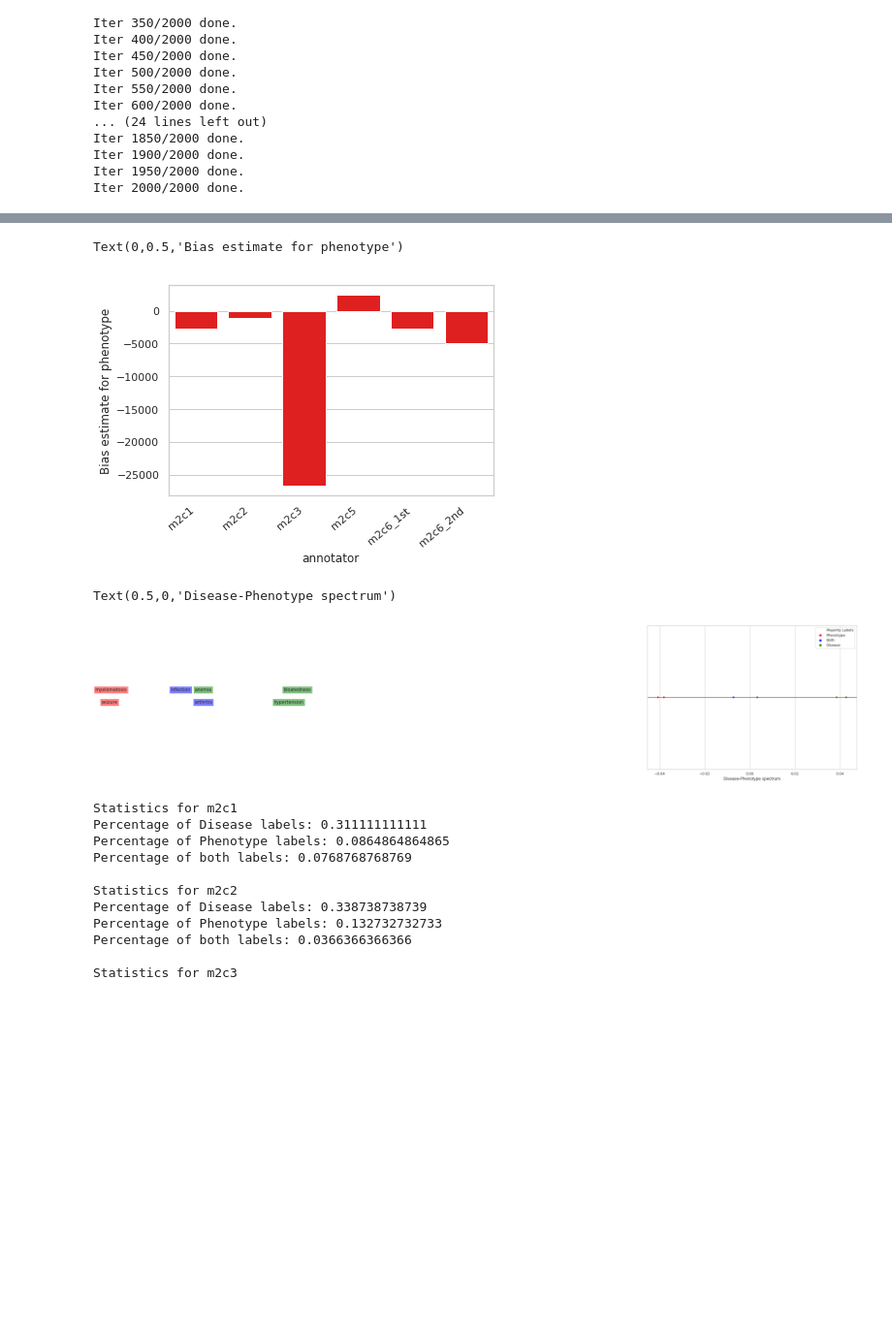
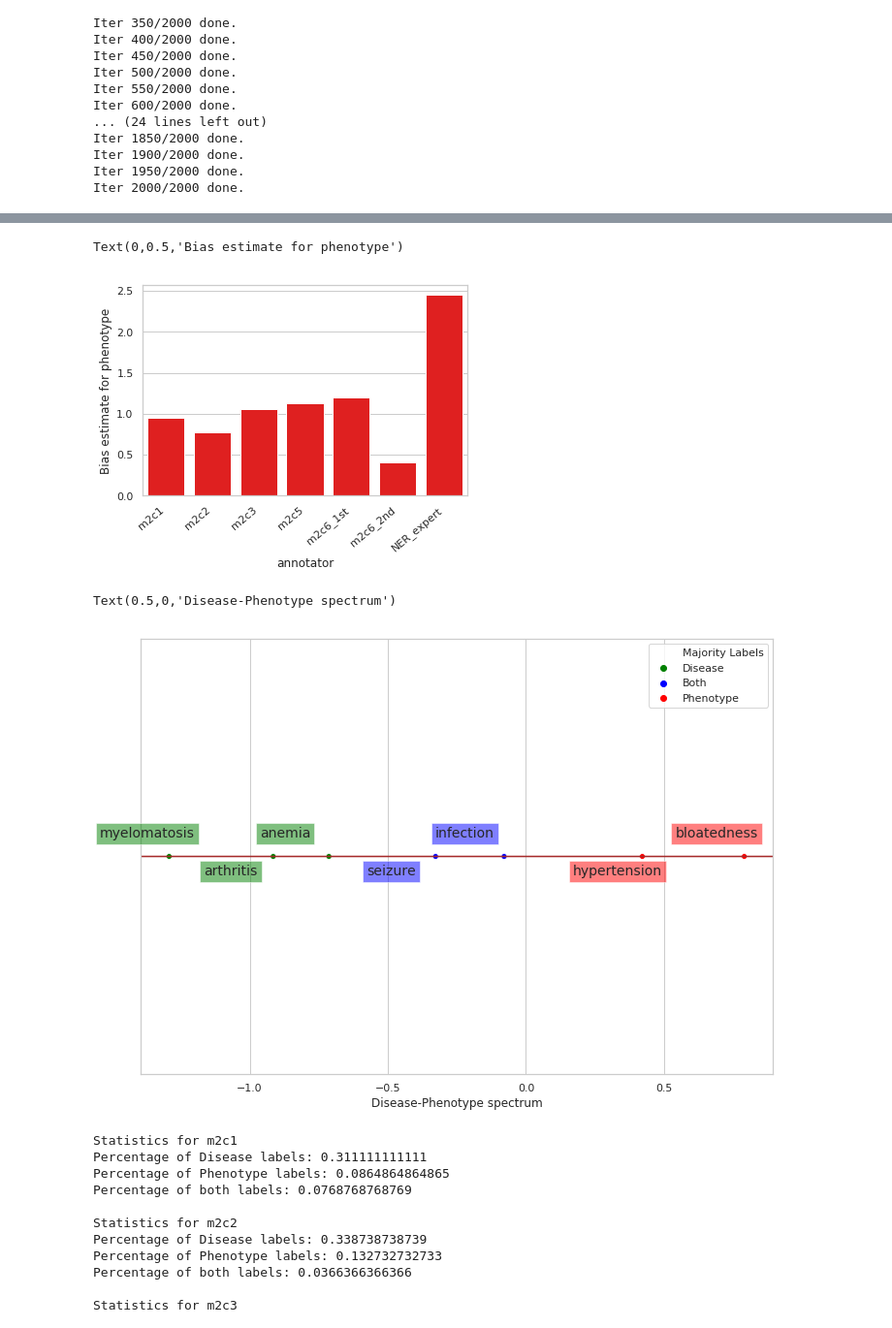
Before and after one commit to AkshitaB/scripps, a Jupyter notebook: graphical/IdealPointNamedWithExpertRelevant.ipynb, the cells around one changed output, grey strips where cells are left out. Shown at 97% size. Drawn from its saved outputs; the diff is of its cells as text; code cells hidden in the pictures; blank space fills up the shorter version.

```diff
--- a/graphical/IdealPointNamedWithExpertRelevant.ipynb
+++ b/graphical/IdealPointNamedWithExpertRelevant.ipynb
@@ -19,7 +19,7 @@ from scripps.utils import read_datasets, norm1d, bayesian_linear_regression
 
 import seaborn as sns
 # %%
-include_NER = False
+include_NER = True
 # %%
 CF = read_datasets.get_configuration()
 cs_annotator_names = [key for key in dict(CF.items('m2c_citizen_disease')).keys() if key!='path']
@@ -163,5 +163,5 @@ relevant_annotations = relevant_annotations.reset_index()
 no_nones = {}
 nones = {}
 for annotator_name in annotator_names:
-    no_nones[annotator_name] = relevant_annotations[relevant_annotations[annotator_names] != 'None'].index
-    nones[annotator_name] = relevant_annotations[relevant_annotations[annotator_names] == 'None'].index
+    no_nones[annotator_name] = relevant_annotations[relevant_annotations[annotator_name] != 'None'].index
+    nones[annotator_name] = relevant_annotations[relevant_annotations[annotator_name] == 'None'].index
@@ -600,5 +610,5 @@ Text(0,0.5,'Bias estimate for disease')
 # %%
-phe_inverses = 1/(xpr - xpa)
+phe_inverses = 1/(xpa - xpr)
 
 phe_inverses_pd = pd.DataFrame()
 phe_inverses_pd['error_bar'] = phe_inverses
@@ -610,7 +620,7 @@ ax.set_xticklabels(ax.get_xticklabels(), rotation=40, ha="right")
 ax.set_ylabel('Bias estimate for phenotype')
 # %% [output]
 Text(0,0.5,'Bias estimate for phenotype')
-[figure, old version]
+[figure, new version]
 # %%
 def plot_theta_tokens(pos_annos):
     pos_theta = pos[['Token', 'theta']]
@@ -619,31 +629,33 @@ def plot_theta_tokens(pos_annos):
 # %%
 new_pos = pos[(pos['Token'] == 'bloatedness') | (pos['Token'] == 'seizure') | (pos['Token'] == 'infection') | (pos['Token'] == 'arthritis') | (pos['Token'] == 'hypertension') | (pos['Token'] == 'anemia') | (pos['Token'] == 'myelomatosis')].drop_duplicates(['Token'])
 new_pos.sort_values('theta', inplace=True)
-new_pos['Majority Labels'] = ['Phenotype', 'Phenotype', 'Both', 'Both', 'Disease', 'Disease', 'Disease']
+labels = ['Phenotype', 'Phenotype', 'Both', 'Both', 'Disease', 'Disease', 'Disease']
+labels.reverse()
+new_pos['Majority Labels'] = labels
 
 new_pos.reset_index()
 a4_dims = (11.7, 8.27)
 fig, ax = plt.subplots(figsize=a4_dims)
 
 palette={'Disease':'green', 'Phenotype':'red', 'Both':'blue'}
 ax = sns.scatterplot(x="theta", y="zeros", data=new_pos, hue="Majority Labels", \
                      palette=palette) #, \
                      #hue_order=['Disease', 'Both', 'Phenotype'])
 
 ax.get_yaxis().set_visible(False)
 
 mult = 1
 pick = {'Disease':'green', 'Phenotype':'red', 'Both':'blue'}
 for index, row in new_pos.iterrows():
     color = pick[row['Majority Labels']]
     ax.text(row['theta']-0.25, 0.00007*mult, row['Token'], bbox = dict(facecolor=color, alpha=0.5), fontsize=14)
     mult *= -1
 
 ax.arrow(-2.6, 0, 4.1, 0, head_width=0.00006, head_length=0.00002, width=0.000002, fc='brown', ec='brown')
 ax.set_xlabel('Disease-Phenotype spectrum')
 # %% [output]
 Text(0.5,0,'Disease-Phenotype spectrum')
-[figure, old version]
+[figure, new version]
 # %%
 def count_relevant_stats(relevant_annotations, annotator, label):
     return relevant_annotations[relevant_annotations[annotator] == label][annotator].count()
```
Also changed, not shown: parts of 21 cells of this notebook.
